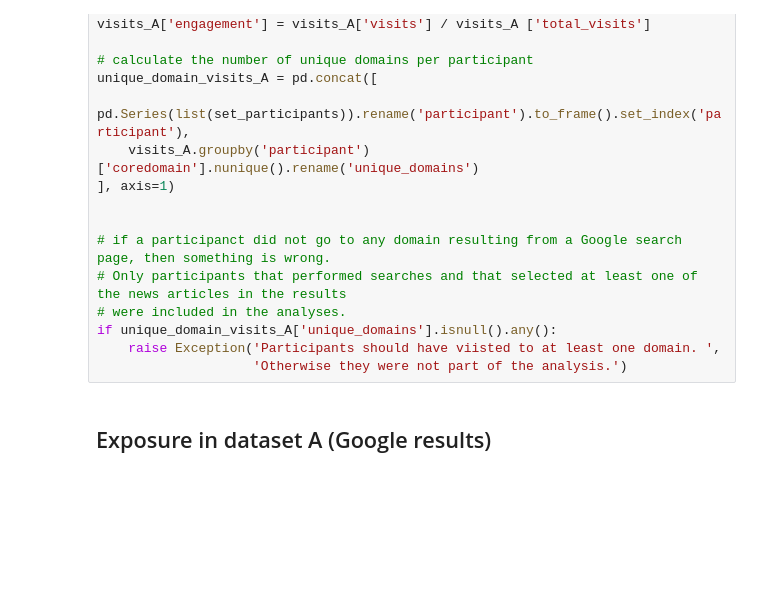
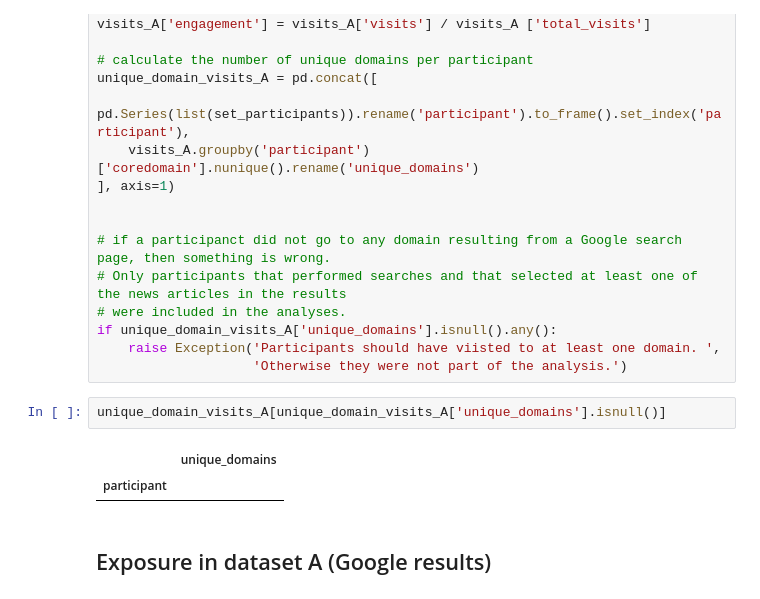
Before and after one commit to gesiscss/news_selection, a Jupyter notebook: 20 - Results section 2 - Increase of source diversity (Figure 1).ipynb, the cells around one changed output. Cells and saved outputs as stored; diff of their text form; blank space fills up the shorter version.

```diff
--- a/20 - Results section 2 - Increase of source diversity (Figure 1).ipynb
+++ b/20 - Results section 2 - Increase of source diversity (Figure 1).ipynb
@@ -98,6 +102,11 @@ unique_domain_visits_A = pd.concat([
 if unique_domain_visits_A['unique_domains'].isnull().any():
     raise Exception('Participants should have viisted to at least one domain. ',
                     'Otherwise they were not part of the analysis.')
+# %%
+unique_domain_visits_A[unique_domain_visits_A['unique_domains'].isnull()]
+# %% [output]
+|  | unique_domains |
+| participant |  |
 # %% [markdown]
 ## Exposure in dataset A (Google results)
 # %%
```
Also changed, not shown: parts of 6 cells of this notebook, 8 other files.
